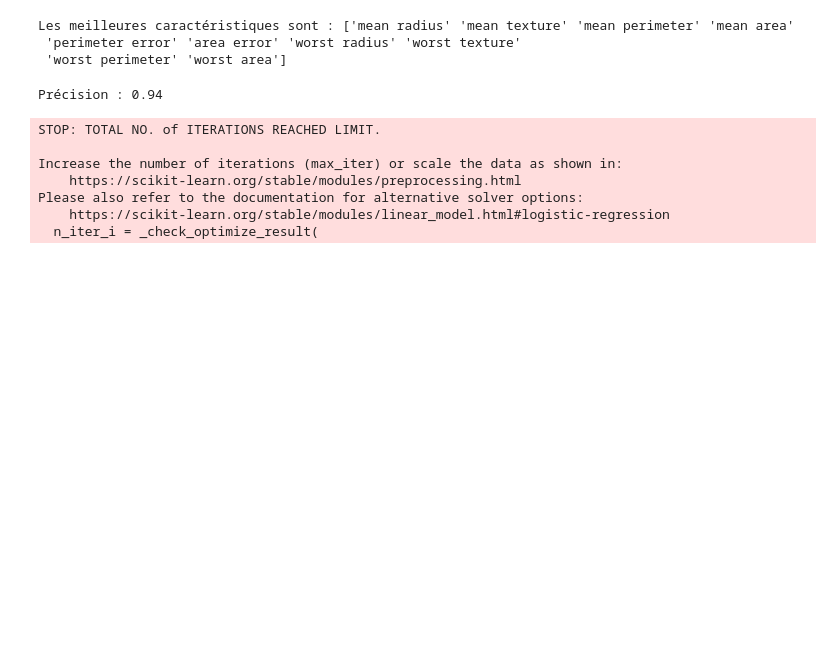
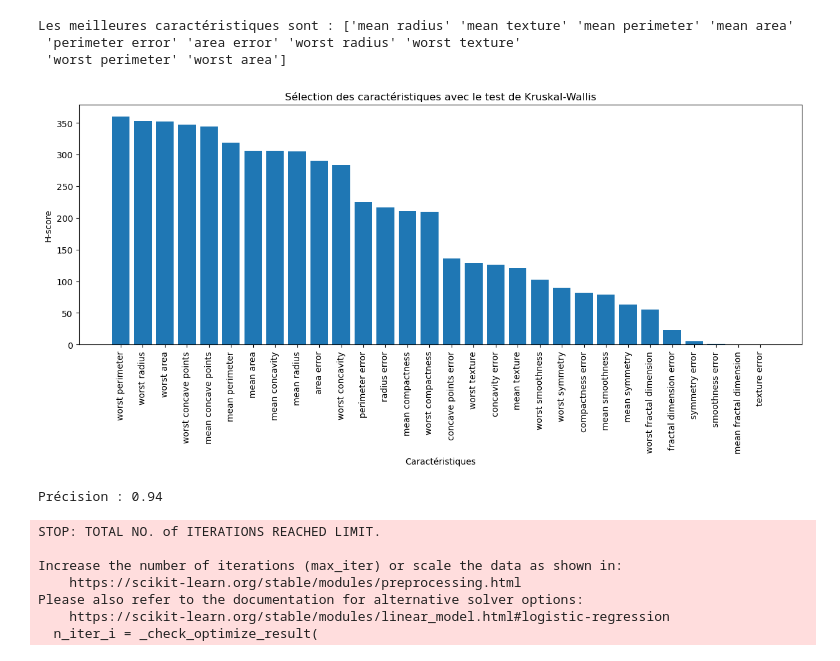
Before and after one commit to LeCoinStat/100JoursDeML, a Jupyter notebook: 04_Selection_Features/Selection_Features.ipynb, the cells around one changed output. Saved outputs shown, nothing was run; the diff lists cells and outputs as text; code cells hidden in the pictures; blank space fills up the shorter version.

```diff
--- a/04_Selection_Features/Selection_Features.ipynb
+++ b/04_Selection_Features/Selection_Features.ipynb
@@ -164,6 +241,26 @@ print('Les meilleures caractéristiques sont :', selected_features)
 Les meilleures caractéristiques sont : ['mean radius' 'mean texture' 'mean perimeter' 'mean area'
  'perimeter error' 'area error' 'worst radius' 'worst texture'
  'worst perimeter' 'worst area']
+# %%
+from scipy.stats import kruskal
+# Séparer les données en deux groupes en fonction de la variable cible
+group0 = X[y == 0]
+group1 = X[y == 1]
+
+# Calculer les scores H pour chaque caractéristique avec le test de Kruskal-Wallis
+h_scores = np.array([kruskal(group0[:, i], group1[:, i])[0] for i in range(X.shape[1])])
+sorted_indices = np.argsort(h_scores)[::-1]
+
+# Afficher la courbe des scores H
+plt.figure(figsize=(15, 5))
+plt.bar(x=columns[sorted_indices], height=h_scores[sorted_indices])
+plt.xticks(rotation=90)
+plt.xlabel('Caractéristiques')
+plt.ylabel("H-score")
+plt.title('Sélection des caractéristiques avec le test de Kruskal-Wallis')
+plt.show()
+# %% [output]
+[figure, added]
 # %%
 
 from sklearn.linear_model import LogisticRegression
```
Also changed, not shown: parts of 9 cells of this notebook.
